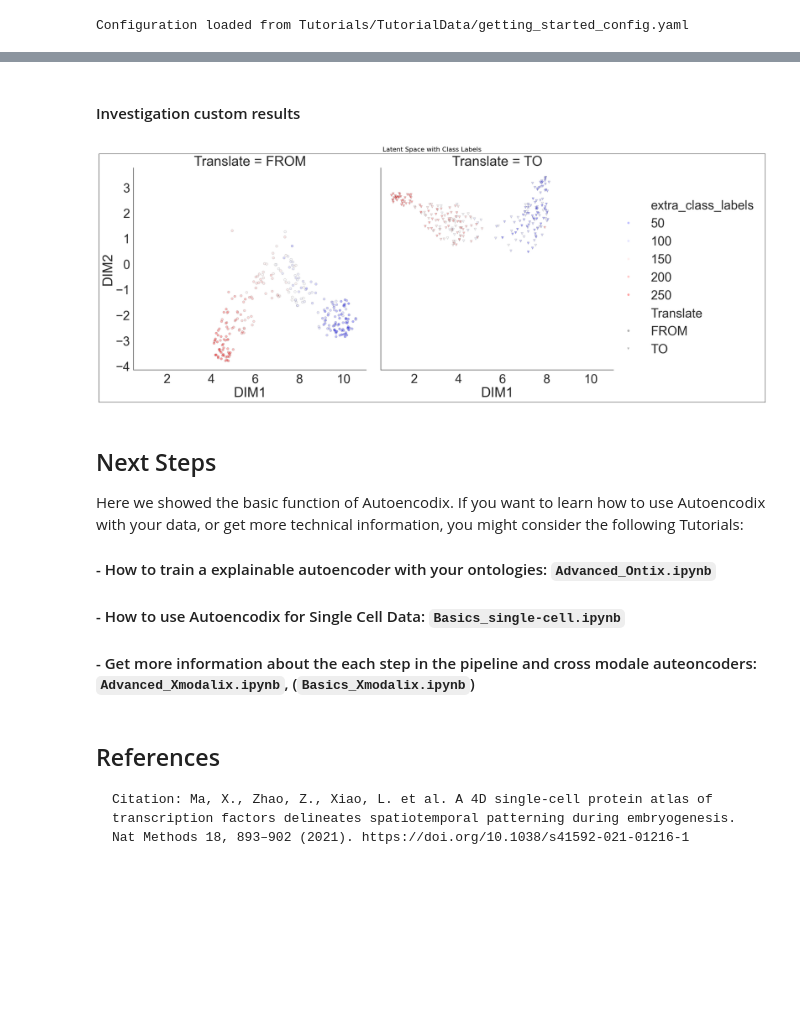
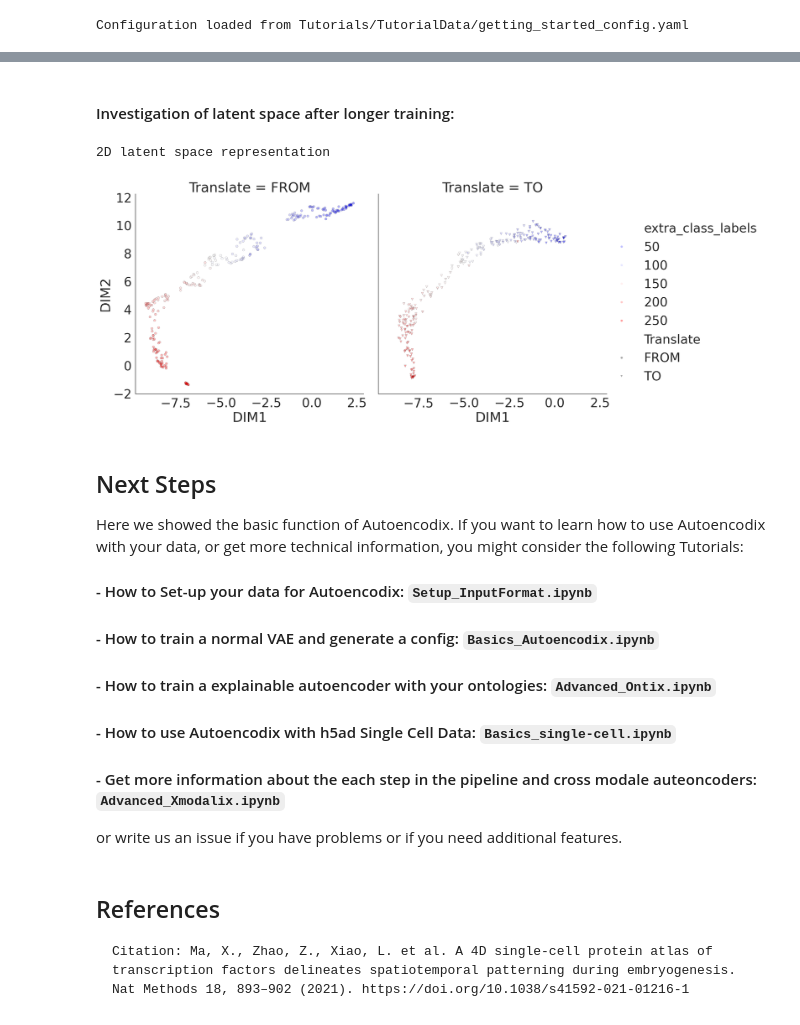
Before and after one commit to jan-forest/autoencodix, a Jupyter notebook: Tutorials/Quick_Start.ipynb, the cells around one changed output, grey strips where cells are left out. Cells and saved outputs as stored; diff of their text form; code cells hidden in the pictures; blank space fills up the shorter version.

````diff
--- a/Tutorials/Quick_Start.ipynb
+++ b/Tutorials/Quick_Start.ipynb
@@ -211,29 +195,25 @@ mkdir -p reports/my_getting_started
 echo "Done visualizing"
 Done visualizing
 # %% [markdown]
-#### Investigation custom results
+#### Investigation of latent space after longer training:
 # %%
-figure_base_path = os.path.join("reports/my_getting_started/figures")
-latent_space_path = os.path.join(figure_base_path, "latent2D_Aligned_extra_class_labels.png")
-latent_space_img = cv2.imread(latent_space_path)
-latent_space_img = cv2.cvtColor(latent_space_img, cv2.COLOR_BGR2RGB)
+latent_2D = Image(filename='reports/my_getting_started/figures/latent2D_Aligned_extra_class_labels.png', width=1200)
 
-plt.figure(figsize=(30, 20))
-latent_space_img = cv2.imread(latent_space_path)
-latent_space_img = cv2.cvtColor(latent_space_img, cv2.COLOR_BGR2RGB)
-plt.imshow(latent_space_img)
-plt.title('Latent Space with Class Labels', fontsize=16)
-plt.xticks([])
-plt.yticks([])
-plt.show()
+print("2D latent space representation")
+display(latent_2D)
 # %% [output]
+2D latent space representation
-[figure, old version]
+[figure, new version]
 # %% [markdown]
 ## Next Steps
 Here we showed the basic function of Autoencodix. If you want to learn how to use Autoencodix with your data, or get more technical information, you might consider the following Tutorials:
+#### - How to Set-up your data for Autoencodix: `Setup_InputFormat.ipynb`
+#### - How to train a normal VAE and generate a config: `Basics_Autoencodix.ipynb`
 #### - How to train a explainable autoencoder with your ontologies: `Advanced_Ontix.ipynb`
-#### - How to use Autoencodix for Single Cell Data: `Basics_single-cell.ipynb`
-#### - Get more information about the each step in the pipeline and cross modale auteoncoders: `Advanced_Xmodalix.ipynb`, (`Basics_Xmodalix.ipynb`)
+#### - How to use Autoencodix with h5ad Single Cell Data: `Basics_single-cell.ipynb`
+#### - Get more information about the each step in the pipeline and cross modale auteoncoders: `Advanced_Xmodalix.ipynb`
+
+or write us an issue if you have problems or if you need additional features.
 # %% [markdown]
 ## References
 ```
````
Also changed, not shown: parts of 16 cells of this notebook, 2 other files.
